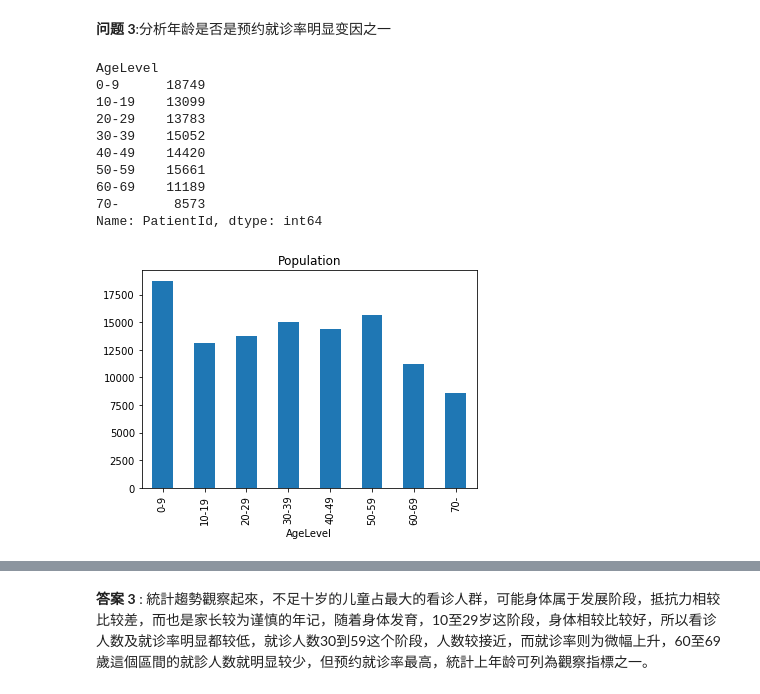
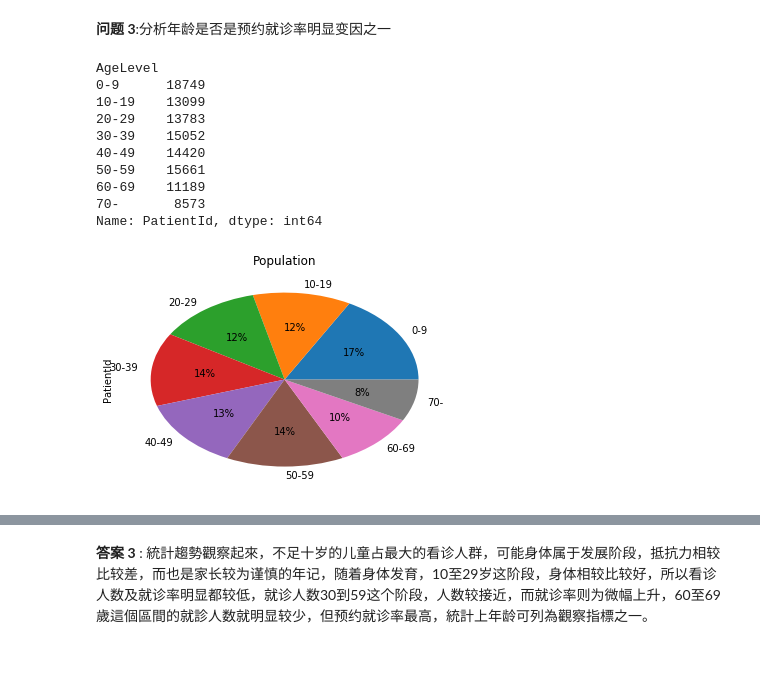
Before and after one commit to andy74911/Udacity, a Jupyter notebook: Machine Learning (Junior)/探索数据集/于巴西未前往就诊的挂号预约探讨.ipynb, the cells around one changed output, grey strips where cells are left out. Drawn from its saved outputs; the diff is of its cells as text; code cells hidden in the pictures; blank space fills up the shorter version.

```diff
--- a/Machine Learning (Junior)/探索数据集/于巴西未前往就诊的挂号预约探讨.ipynb
+++ b/Machine Learning (Junior)/探索数据集/于巴西未前往就诊的挂号预约探讨.ipynb
@@ -144,19 +137,19 @@ df['AgeLevel'] = age_levels
 # %%
 group_age_level = df.groupby('AgeLevel')['PatientId'].count()
-group_age_level.plot(kind = 'bar', stacked = 'False' , title = 'Population')
+group_age_level.plot(kind = 'pie' , title = 'Population', autopct = '%.0f%%')
 group_age_level
 # %% [output]
 AgeLevel
 0-9      18749
 10-19    13099
 20-29    13783
 30-39    15052
 40-49    14420
 50-59    15661
 60-69    11189
 70-       8573
 Name: PatientId, dtype: int64
-[figure, old version]
+[figure, new version]
 # %%
 age_level_ratio = df.groupby('AgeLevel')['show_bool'].mean()
 age_level_ratio.plot(kind = 'bar', title = 'Scholarship VS Show Rate')
```
Also changed, not shown: parts of 7 cells of this notebook, 1 other file.
